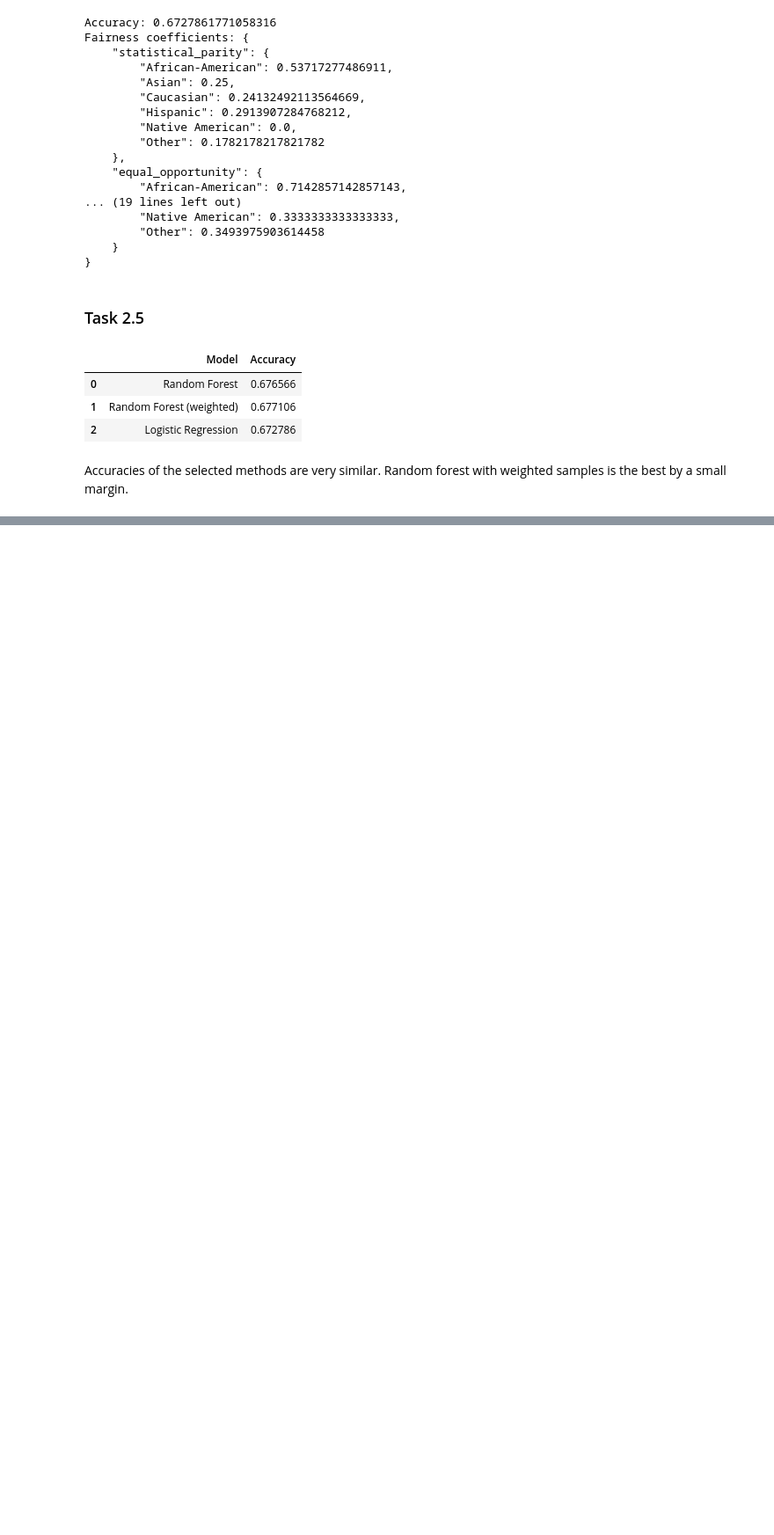
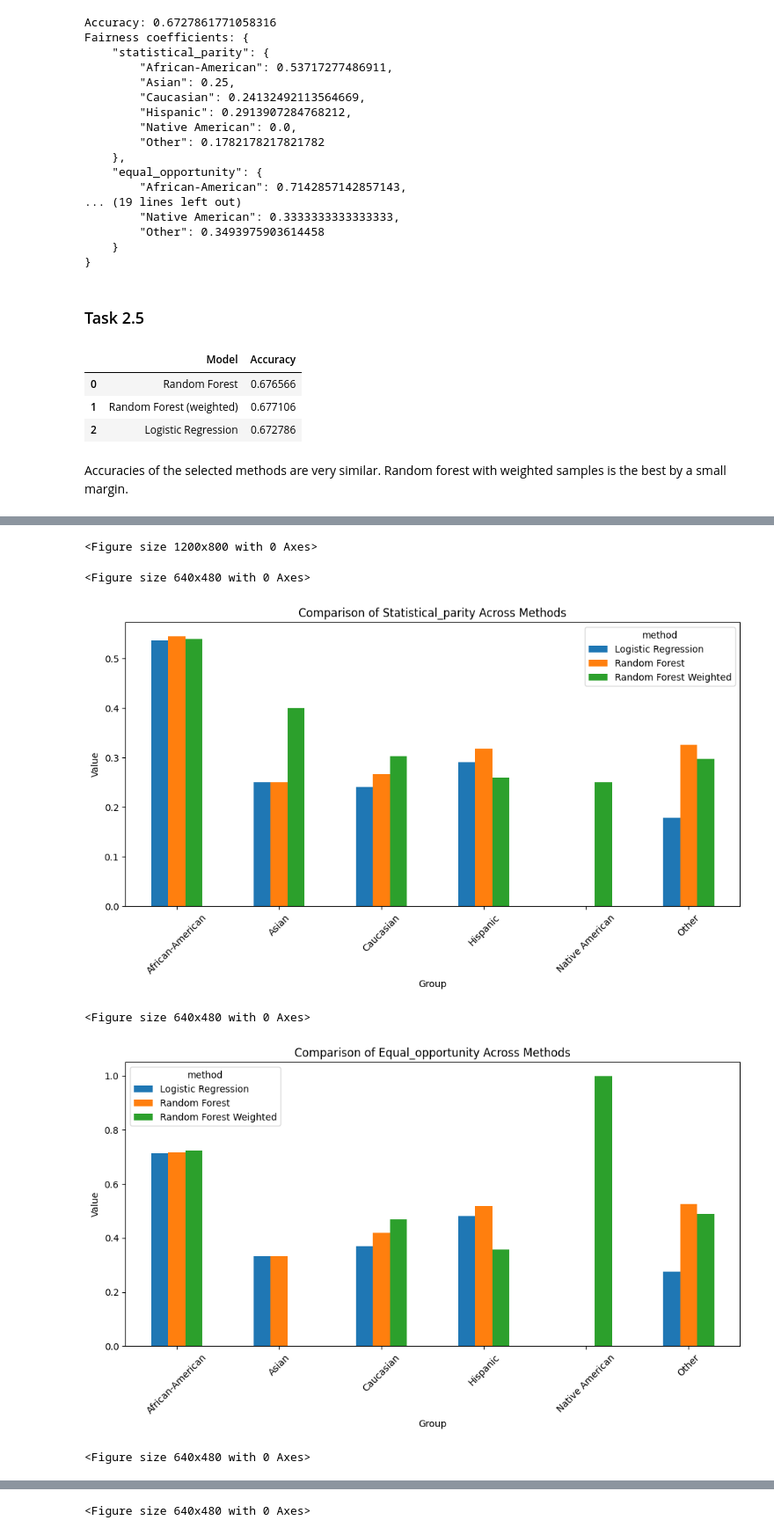
Before and after one commit to mim-uw/eXplainableMachineLearning-2025, a Jupyter notebook: Homeworks/HW1/XAI_HW_1_Szymon_Lukasik.ipynb, the cells around one changed output, grey strips where cells are left out. Shown at 88% size. Cells and saved outputs as stored; diff of their text form; code cells hidden in the pictures; blank space fills up the shorter version.

Commit message:
Better plots + comparison

```diff
--- a/Homeworks/HW1/XAI_HW_1_Szymon_Lukasik.ipynb
+++ b/Homeworks/HW1/XAI_HW_1_Szymon_Lukasik.ipynb
@@ -567,0 +512,18 @@ We can see that the
+# %%
+methods = ["Random Forest", "Random Forest Weighted", "Logistic Regression"]
+metrics = ["statistical_parity", "equal_opportunity", "positive_predictive_parity", "negative_predictive_parity"]
+groups = ["African-American", "Asian", "Caucasian", "Hispanic", "Native American", "Other"]
+
+data = []
+
+for method, fairness_dict in zip(methods, [fairness_coefficients, fairness_coefficients_weighted, fairness_coefficients_logistic]):
+    for metric in metrics:
+        for group, value in fairness_dict[metric].items():
+            data.append({
+                "method": method,
+                "metric": metric,
+                "group": group,
+                "value": value
+            })
+df = pd.DataFrame(data)
+df
@@ -567,0 +564,20 @@ We can see that the
+# %%
+plt.figure(figsize=(12, 8))
+for metric in metrics:
+    plt.figure()
+    subset = df[df["metric"] == metric]
+    ax = subset.pivot(index='group', columns='method', values='value').plot(
+        kind='bar', figsize=(10, 6), title=metric, rot=45
+    )
+    ax.set_ylabel('Value')
+    ax.set_xlabel('Group')
+    plt.title(f"Comparison of {metric.capitalize()} Across Methods")
+    plt.tight_layout()
+    plt.show()
+# %% [output]
+<Figure size 1200x800 with 0 Axes>
+<Figure size 640x480 with 0 Axes>
+[figure, added]
+<Figure size 640x480 with 0 Axes>
+[figure, added]
+<Figure size 640x480 with 0 Axes>
@@ -567,0 +585 @@ We can see that the
+<Figure size 640x480 with 0 Axes>
```
Also changed, not shown: parts of 8 cells of this notebook.
